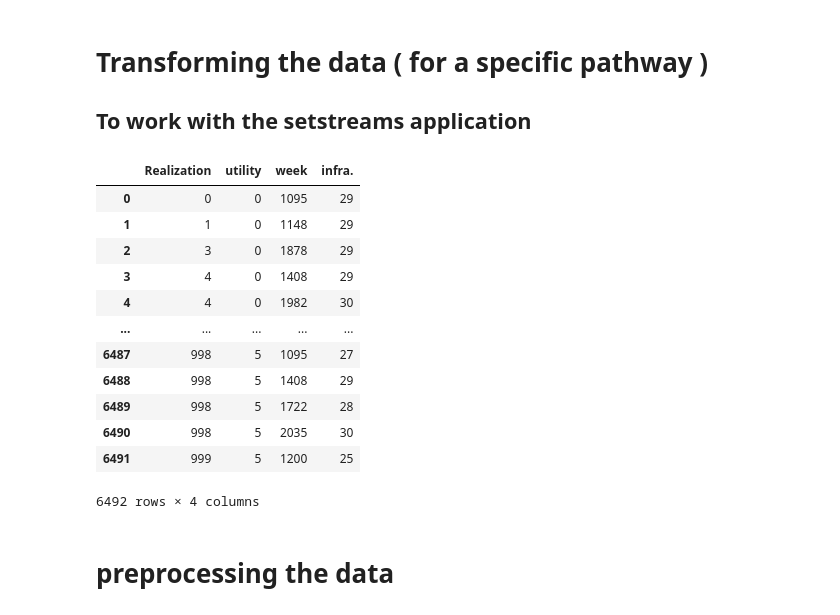
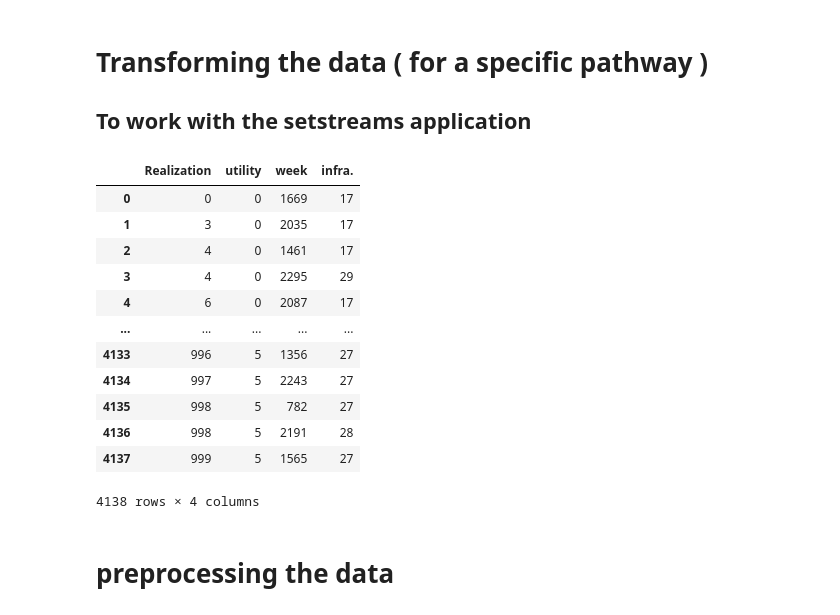
Before and after one commit to ZivHoch/Human-Centered-AI-for-Climate-Adaptation, a Jupyter notebook: TransformTheData.ipynb, the cells around one changed output. Cells and saved outputs as stored; diff of their text form; code cells hidden in the pictures.

```diff
--- a/TransformTheData.ipynb
+++ b/TransformTheData.ipynb
@@ -18,23 +83,23 @@ objective_solutions_df = pd.read_csv(objective_solutions_data, sep=',',usecols=r
 # objective_solutions_df.insert(0, 'index', range(0, len(objective_solutions_df)))
 x = objective_solutions_df.to_dict(orient="records")
 # %%
-file_name = "./data/Pathways_s4.out"
+file_name = "./data/Pathways_s6.out"
 df = pd.read_csv(file_name, sep='\t')
 df
 # %% [output]
 |  | Realization | utility | week | infra. |
-| 0 | 0 | 0 | 1095 | 29 |
-| 1 | 1 | 0 | 1148 | 29 |
-| 2 | 3 | 0 | 1878 | 29 |
-| 3 | 4 | 0 | 1408 | 29 |
-| 4 | 4 | 0 | 1982 | 30 |
+| 0 | 0 | 0 | 1669 | 17 |
+| 1 | 3 | 0 | 2035 | 17 |
+| 2 | 4 | 0 | 1461 | 17 |
+| 3 | 4 | 0 | 2295 | 29 |
+| 4 | 6 | 0 | 2087 | 17 |
 | ... | ... | ... | ... | ... |
-| 6487 | 998 | 5 | 1095 | 27 |
-| 6488 | 998 | 5 | 1408 | 29 |
-| 6489 | 998 | 5 | 1722 | 28 |
-| 6490 | 998 | 5 | 2035 | 30 |
-| 6491 | 999 | 5 | 1200 | 25 |
+| 4133 | 996 | 5 | 1356 | 27 |
+| 4134 | 997 | 5 | 2243 | 27 |
+| 4135 | 998 | 5 | 782 | 27 |
+| 4136 | 998 | 5 | 2191 | 28 |
+| 4137 | 999 | 5 | 1565 | 27 |
-6492 rows × 4 columns
+4138 rows × 4 columns
 # %% [markdown]
 # preprocessing the data
 # %%
```
Also changed, not shown: parts of 7 cells of this notebook, 3 other files.
